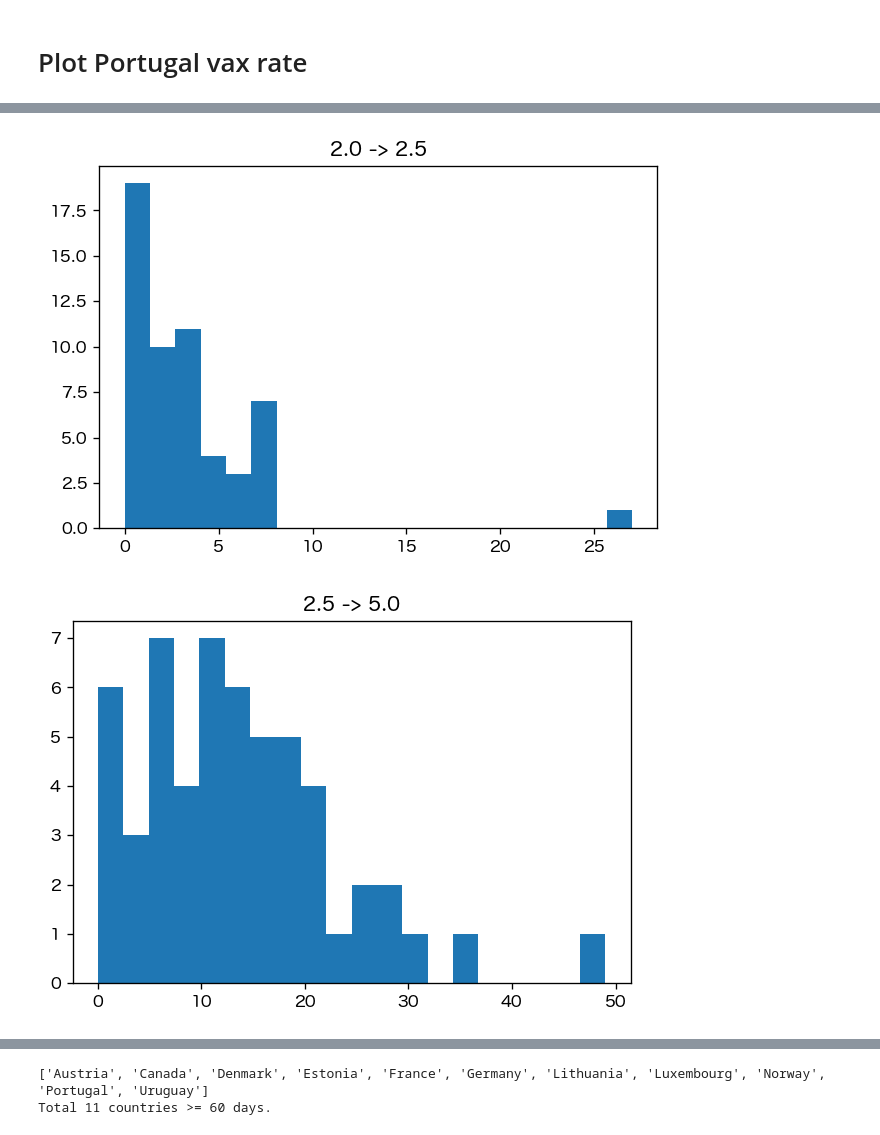
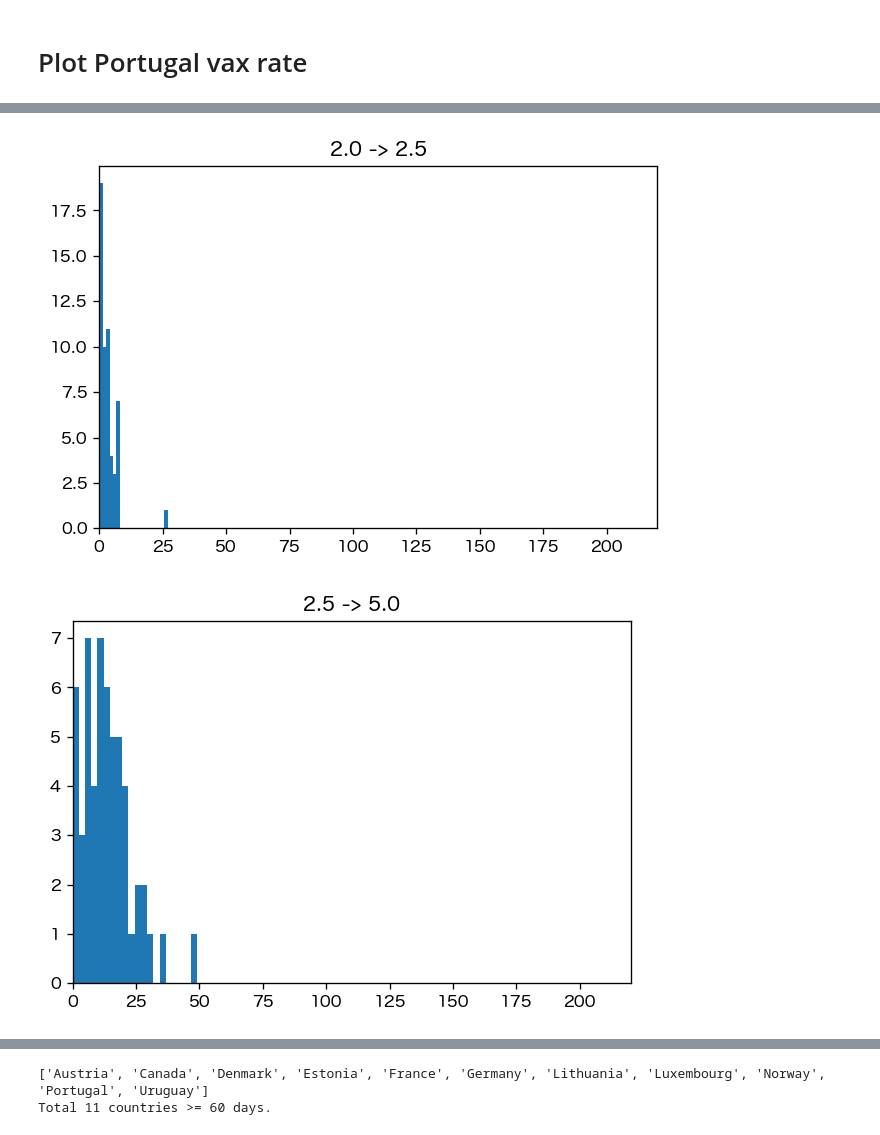
Before and after one commit to SakuraDataAnalyst/00vaccine-data-analysis, a Jupyter notebook: world_vax_covid_death_ex_death_modeling_final.ipynb, the cells around one changed output, grey strips where cells are left out. Drawn from its saved outputs; the diff is of its cells as text; code cells hidden in the pictures.

```diff
--- a/world_vax_covid_death_ex_death_modeling_final.ipynb
+++ b/world_vax_covid_death_ex_death_modeling_final.ipynb
@@ -466,7 +423,7 @@ end_date = '2023-03-31'
 #end_date = '2023-01-01'
 #end_date = '2022-12-31'
 
-new_df = feature_extraction_st(df,use_Country_lst_rm_UK,use_lst,start_date,end_date, freq,st_per1,st_per2,st_per3) # 55 countries
+new_df = feature_extraction_st(df,use_Country_lst,use_lst,start_date,end_date, freq,st_per1,st_per2,st_per3) # 55 countries
 
 
 new_df.shape
@@ -509,5 +466,3 @@ Wallis and Futuna 2021-03-23 2021-04-27 2022-04-04
-# %%
-new_df = pd.concat([new_df,new_df_UK]).reset_index(drop=True)
 # %%
 freq = 3
 
@@ -730,0 +689,35 @@ res_df
+# %%
+from matplotlib.ticker import MaxNLocator
+x=np.arange(5)
+
+fig,ax = plt.subplots()
+y=res_df['p005_linear_weights'].iloc[14:19] #.to_numpy()
+_y = y[~np.isnan(y)]
+_x = x[~np.isnan(y)]
+ax.plot(_x, _y, linestyle="--", lw=.5, color='orange',marker='.',markersize=10)
+ax.plot(x, y, lw=1,color='orange',marker='.',markersize=10)
+ax.xaxis.set_major_locator(MaxNLocator(integer=True))
+ax.set_xticklabels([''] + res_df['params'].iloc[14:19].tolist()+[''])
+
+n_dpi=180
+fig_size=(7,5)
+fig.set_dpi(n_dpi)
+fig.set_size_inches(fig_size)
+plt.grid()
+plt.tight_layout()
+
+fig,ax = plt.subplots()
+y=res_df['p005_linear_weights'].iloc[19:24] #.to_numpy()
+_y = y[~np.isnan(y)]
+_x = x[~np.isnan(y)]
+ax.plot(_x, _y, linestyle="--", lw=.5, color='green',marker='.',markersize=10)
+ax.plot(x, y, lw=1,color='green',marker='.',markersize=10)
+ax.xaxis.set_major_locator(MaxNLocator(integer=True))
+ax.set_xticklabels([''] + res_df['params'].iloc[19:24].tolist()+[''])
+
+n_dpi=180
+fig_size=(7,5)
+fig.set_dpi(n_dpi)
+fig.set_size_inches(fig_size)
+plt.grid()
+plt.tight_layout()
@@ -756,7 +752,7 @@ save_path = 'results'
 fig,ax = plt.subplots()
 ax.tick_params(axis='x', labelrotation=45)
 plt.plot(season_data_lst,res_df['linear_weights'].iloc[1:9])
-fig.set_dpi(120)
+fig.set_dpi(180)
 plt.tight_layout()
 fig.savefig('/'.join([save_path,'overall_coefs.png']), facecolor='white', transparent=False)
 # %% [output]
@@ -828,6 +824,7 @@ for i in range(len(lst_3dose_all[0][1])):
     fig,ax = plt.subplots()
     tmp_lst = [x[1][i] for x in lst_3dose_all]
     plt.hist(tmp_lst,bins=20)
+    plt.xlim(0,220)
     plt.title('{} -> {}'.format(rate_lst[i],rate_lst[i+1]))
     fig.set_dpi(n_dpi)
     outfig = '{}/3rd_{}->{}.png'.format(save_path,rate_lst[i],rate_lst[i+1])
@@ -840,2 +837,2 @@ for i in range(len(lst_3dose_all[0][1])):
-[figure, old version]
+[figure, new version]
-[figure, old version]
+[figure, new version]
```
Also changed, not shown: parts of 20 cells of this notebook.
